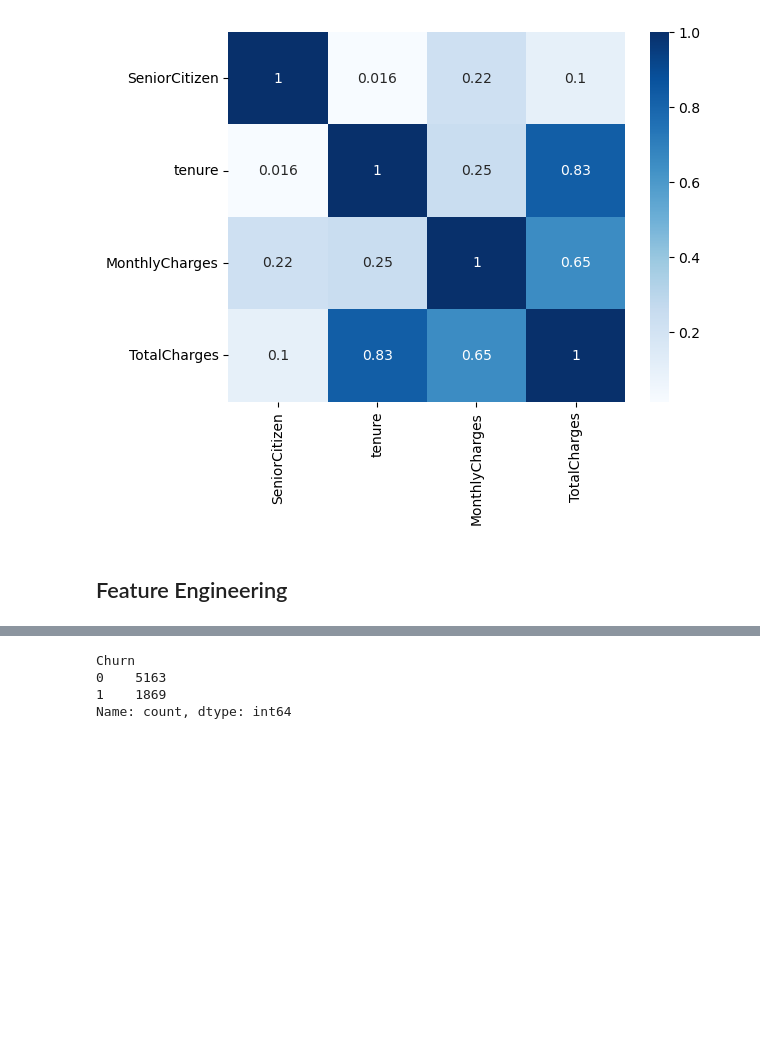
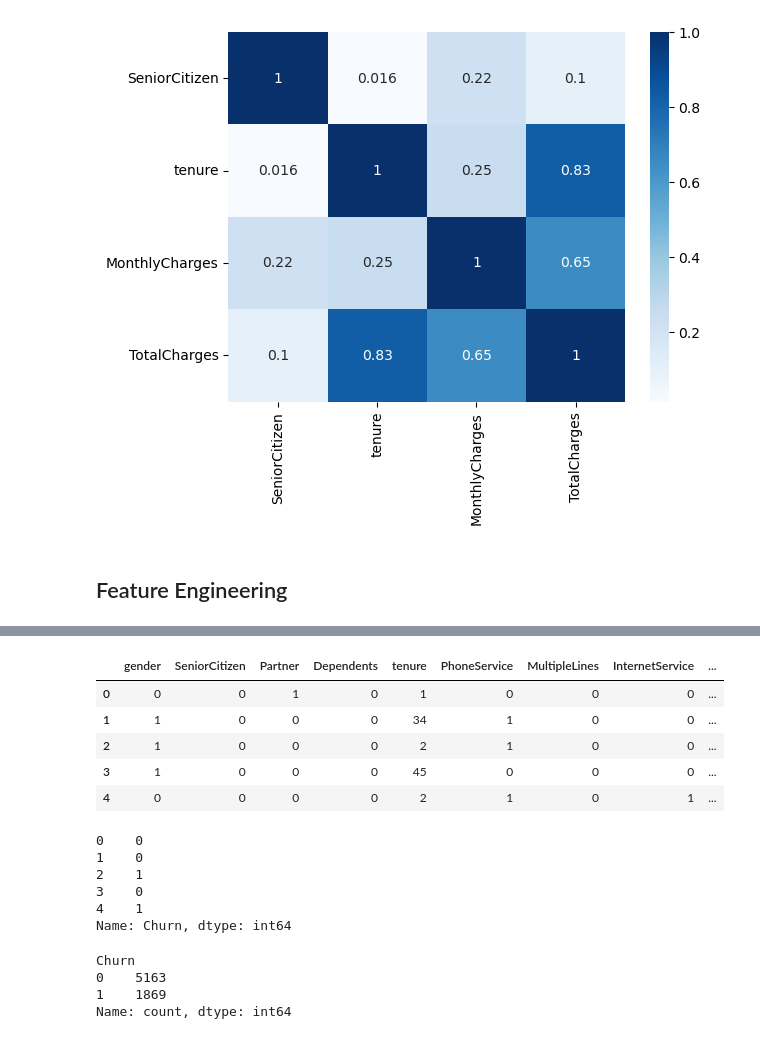
Before and after one commit to Chimmz/customer-churn-prediction, a Jupyter notebook: model.py.ipynb, the cells around one changed output, grey strips where cells are left out. Saved outputs shown, nothing was run; the diff lists cells and outputs as text; code cells hidden in the pictures; blank space fills up the shorter version.

```diff
--- a/model.py.ipynb
+++ b/model.py.ipynb
@@ -155,6 +169,7 @@ for col in cols_to_replace:
 # %%
 for col in cols_to_replace:
-    df[col].replace('No internet service', 'No', inplace=True)
+    df[col].replace({'No internet service': 'No',
+                     'No phone service': 'No'},inplace=True)
 
 for col in cols_to_replace:
     print(df[col].unique(), sep='\n')
@@ -302,10 +318,3 @@ from sklearn.preprocessing import LabelEncoder
 # Select features & target
 X = df.drop(columns='Churn')
 y = df['Churn']
-# %%
-# Encode categorical columns
-lenc = LabelEncoder()
-for col in X.select_dtypes('object'):
-    X[col] = lenc.fit_transform(X[col])
-
-X.head()
@@ -329,3 +340,29 @@ Name: Churn, dtype: int64
+# %%
+X.replace({'Yes': 1, 'No': 0, 'Male': 1, 'Female': 0 }, inplace=True)
+X['InternetService'].replace({'DSL': 0, 'Fiber optic': 1, 'No': 2}, inplace=True)
+X['Contract'].replace({'Month-to-month': 0, 'One year': 1, 'Two year': 2}, inplace=True)
+
+X['PaymentMethod'].replace({'Electronic check': 0, 'Mailed check': 1, 'Bank transfer (automatic)': 2,
+                            'Credit card (automatic)': 2}, inplace=True)
+
+X.head()
+# %% [output]
+|  | gender | SeniorCitizen | Partner | Dependents | tenure | PhoneService | MultipleLines | InternetService | ... |
+| 0 | 0 | 0 | 1 | 0 | 1 | 0 | 0 | 0 | ... |
+| 1 | 1 | 0 | 0 | 0 | 34 | 1 | 0 | 0 | ... |
+| 2 | 1 | 0 | 0 | 0 | 2 | 1 | 0 | 0 | ... |
+| 3 | 1 | 0 | 0 | 0 | 45 | 0 | 0 | 0 | ... |
+| 4 | 0 | 0 | 0 | 0 | 2 | 1 | 0 | 1 | ... |
+# %%
+y.replace({'Yes': 1, 'No': 0}, inplace=True)
+y.head()
+# %% [output]
+0    0
+1    0
+2    1
+3    0
+4    1
+Name: Churn, dtype: int64
 # %%
 # Check class imbalance
 y.value_counts()
```
Also changed, not shown: parts of 26 cells of this notebook, 41 other files.
